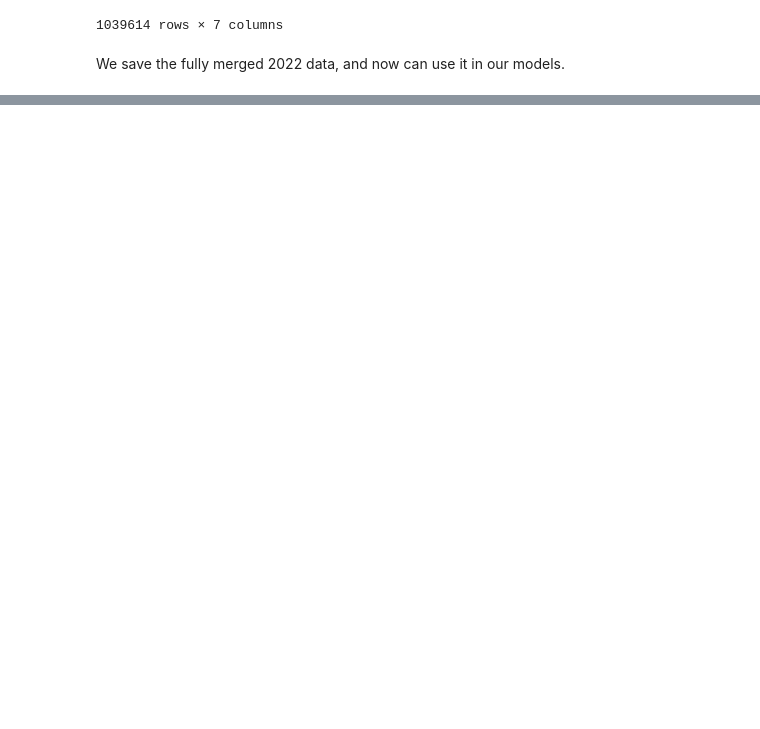
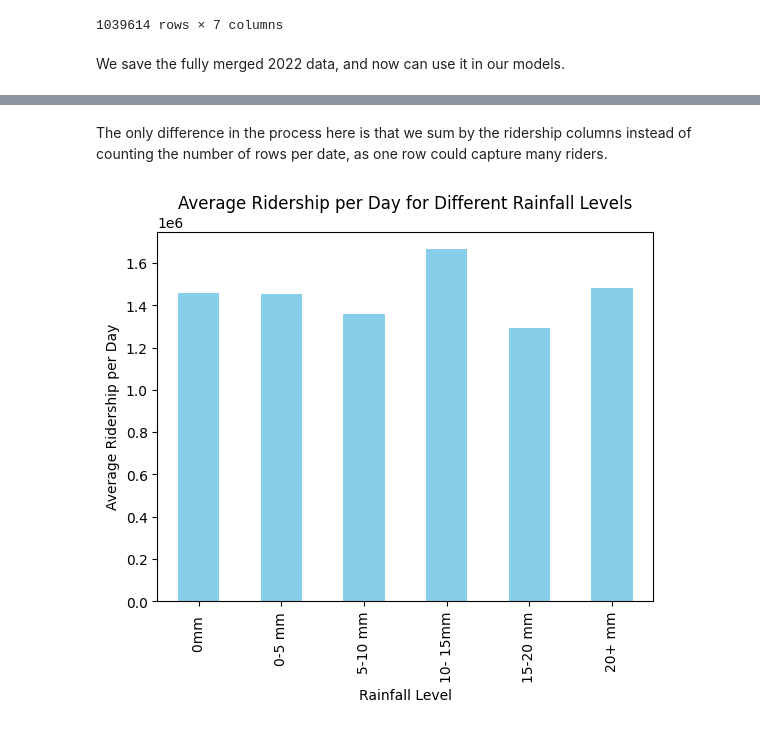
Before and after one commit to slurmsmarcenzie/COMP47360-Research-Practicum, a Jupyter notebook: January_Subway_Cleaning_V2.ipynb, the cells around one changed output, grey strips where cells are left out. Cells and saved outputs as stored; diff of their text form; code cells hidden in the pictures; blank space fills up the shorter version.

Commit message:
Added weather plots

```diff
--- a/January_Subway_Cleaning_V2.ipynb
+++ b/January_Subway_Cleaning_V2.ipynb
@@ -813,0 +883,27 @@ We save the fully merged 2022 data, and now can use it in our models.
+# %%
+bins = [-1, 0, 5, 10, 15, 20, float('inf')]
+labels = ['0mm ', '0-5 mm', '5-10 mm', '10- 15mm', '15-20 mm', '20+ mm']
+subway_data['rainfall_level'] = pd.cut(subway_data['PRCP'], bins=bins, labels=labels)
+# %%
+bins = [-1, 0, 50, 100, 150, 200, float('inf')]
+labels = ['0 mm', '0-50 mm', '50-100 mm', '100-150 mm', '150-200 mm', '200+ mm']
+subway_data['snow_level'] = pd.cut(subway_data['SNOW'], bins=bins, labels=labels)
+# %% [markdown]
+The only difference in the process here is that we sum by the ridership columns instead of counting the number of rows per date, as one row could capture many riders.
+# %%
+daily_ridership = subway_data.groupby(['date'])['ridership'].sum()
+
+# Merge daily ridership with rainfall/snow levels
+df_daily_subway = subway_data[['date', 'rainfall_level', 'snow_level']].drop_duplicates()
+daily_ridership = daily_ridership.reset_index()
+df_daily_subway = pd.merge(df_daily_subway, daily_ridership, on='date')
+# %%
+average_ridership_rain = df_daily_subway.groupby('rainfall_level')['ridership'].mean()
+# %%
+average_ridership_rain.plot(kind='bar', color='skyblue')
+plt.xlabel('Rainfall Level (mm)', fontweight='bold')
+plt.ylabel('Average Ridership per Day', fontweight='bold')
+plt.title('Average Ridership per Day for Different Rainfall Levels', fontweight='bold')
+plt.show()
+# %% [output]
+[figure, added]
```
Also changed, not shown: parts of 16 cells of this notebook, 2 other files.
